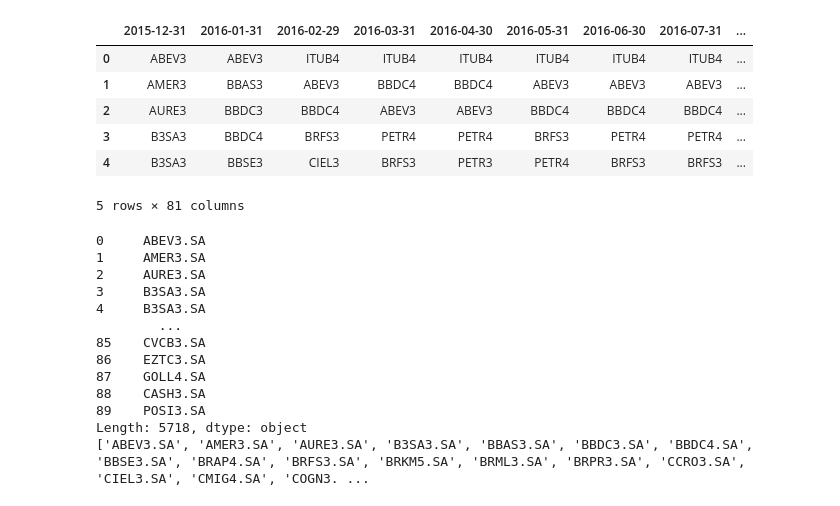
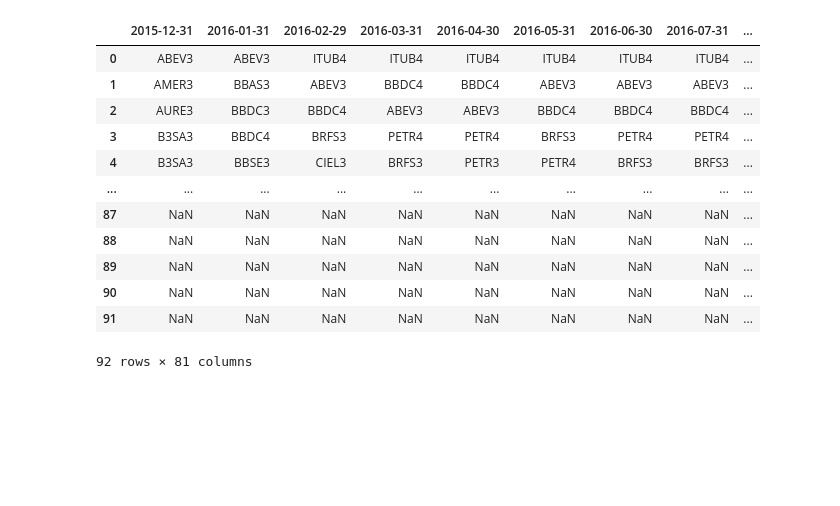
Before and after one commit to WallisonSantos/AppPy, a Jupyter notebook: aula_0.ipynb, the cells around one changed output. Drawn from its saved outputs; the diff is of its cells as text; code cells hidden in the pictures; blank space fills up the shorter version.

```diff
--- a/aula_0.ipynb
+++ b/aula_0.ipynb
@@ -1,59 +1,26 @@
 # %%
 from pandas_datareader import data as pdr
 import pandas as pd
 import numpy as np
 import matplotlib.pyplot as plt
 import seaborn as sns
 from dateutil.relativedelta import relativedelta
 import quantstats as qs
 import mplcyberpunk
 
-tickers = pd.read_excel("composicao_ibov.xlsx")
-display(tickers.head())
+composicao_bolsa = pd.read_excel('composicao_ibov.xlsx')
+composicao_bolsa
 # %% [output]
 |  | 2015-12-31 | 2016-01-31 | 2016-02-29 | 2016-03-31 | 2016-04-30 | 2016-05-31 | 2016-06-30 | 2016-07-31 | ... |
 | 0 | ABEV3 | ABEV3 | ITUB4 | ITUB4 | ITUB4 | ITUB4 | ITUB4 | ITUB4 | ... |
 | 1 | AMER3 | BBAS3 | ABEV3 | BBDC4 | BBDC4 | ABEV3 | ABEV3 | ABEV3 | ... |
 | 2 | AURE3 | BBDC3 | BBDC4 | ABEV3 | ABEV3 | BBDC4 | BBDC4 | BBDC4 | ... |
 | 3 | B3SA3 | BBDC4 | BRFS3 | PETR4 | PETR4 | BRFS3 | PETR4 | PETR4 | ... |
 | 4 | B3SA3 | BBSE3 | CIEL3 | BRFS3 | PETR3 | PETR4 | BRFS3 | BRFS3 | ... |
+| ... | ... | ... | ... | ... | ... | ... | ... | ... | ... |
+| 87 | NaN | NaN | NaN | NaN | NaN | NaN | NaN | NaN | ... |
+| 88 | NaN | NaN | NaN | NaN | NaN | NaN | NaN | NaN | ... |
+| 89 | NaN | NaN | NaN | NaN | NaN | NaN | NaN | NaN | ... |
+| 90 | NaN | NaN | NaN | NaN | NaN | NaN | NaN | NaN | ... |
+| 91 | NaN | NaN | NaN | NaN | NaN | NaN | NaN | NaN | ... |
-5 rows × 81 columns
+92 rows × 81 columns
-# %%
-# Remover duplicados em uma lista de Excel
-
-intervalo_tempo = tickers.columns
-#
-lista_tickers = []
-#
-for mes_a_mes in  intervalo_tempo:
-   tickers_no_mes = tickers[mes_a_mes]
-   tickers_no_mes = tickers_no_mes.dropna()
-   tickers_no_mes = tickers_no_mes + ".SA"
-#
-   lista_tickers.append(tickers_no_mes)
-#
-#
-#
-lista_tickers_final = pd.concat(lista_tickers)
-print(lista_tickers_final)
-#
-lista_tickers_final = lista_tickers_final.drop_duplicates()
-lista_tickers_final = list(lista_tickers_final)
-#
-print(lista_tickers_final)
-#
-#
-# %% [output]
-0     ABEV3.SA
-1     AMER3.SA
-2     AURE3.SA
-3     B3SA3.SA
-4     B3SA3.SA
-        ...
-85    CVCB3.SA
-86    EZTC3.SA
-87    GOLL4.SA
-88    CASH3.SA
-89    POSI3.SA
-Length: 5718, dtype: object
-['ABEV3.SA', 'AMER3.SA', 'AURE3.SA', 'B3SA3.SA', 'BBAS3.SA', 'BBDC3.SA', 'BBDC4.SA', 'BBSE3.SA', 'BRAP4.SA', 'BRFS3.SA', 'BRKM5.SA', 'BRML3.SA', 'BRPR3.SA', 'CCRO3.SA', 'CIEL3.SA', 'CMIG4.SA', 'COGN3. ...
```
Also changed, not shown: parts of 28 cells of this notebook, 2 other files.
